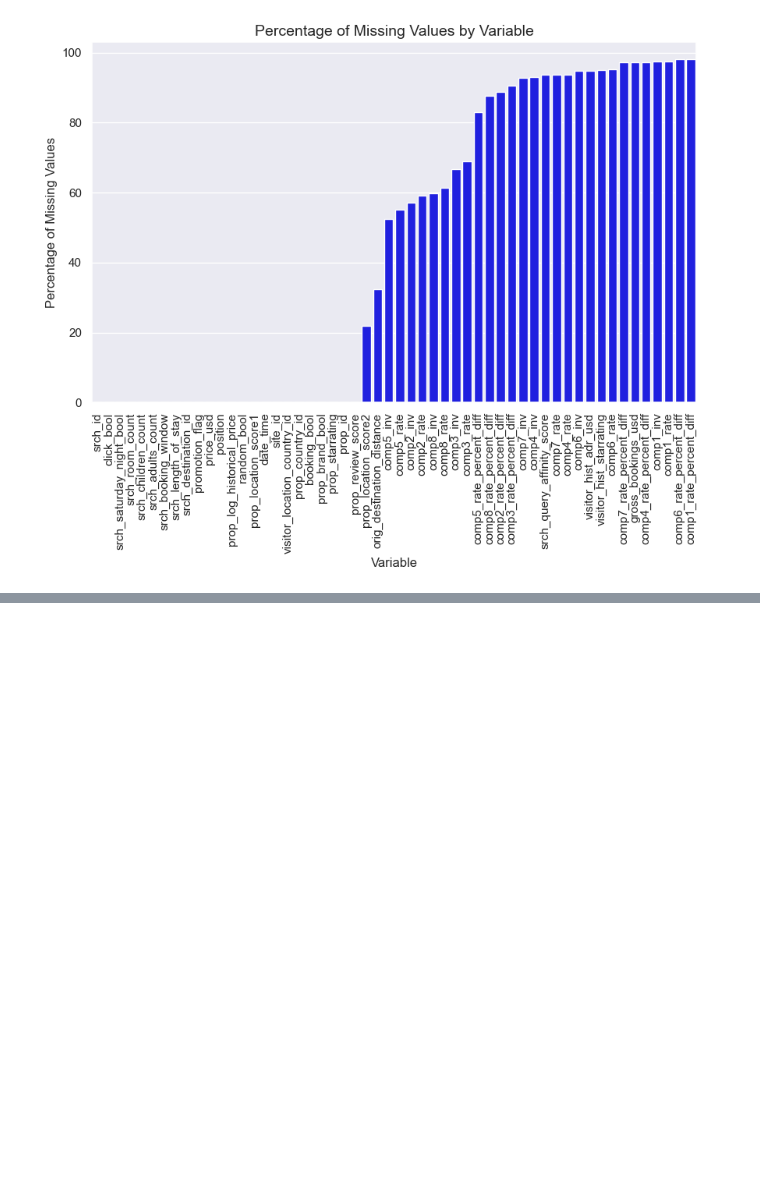
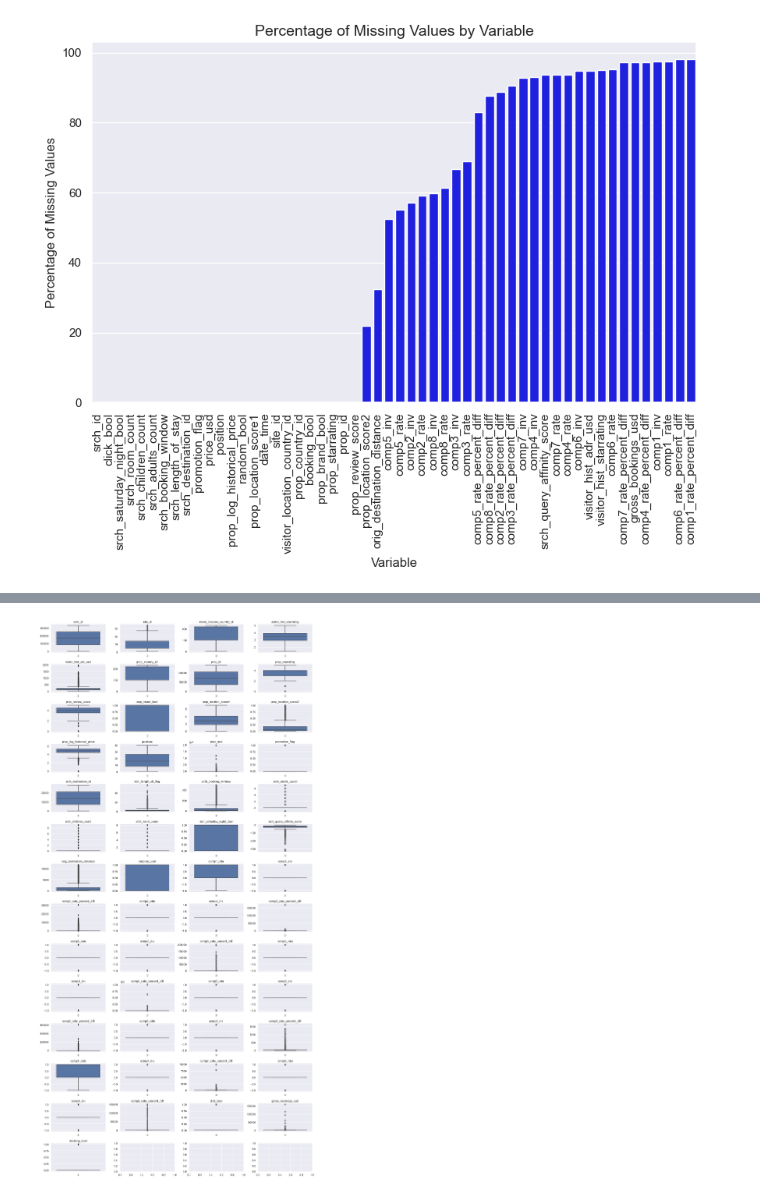
Before and after one commit to Frederikevanesch/Data-mining-assignment-2, a Jupyter notebook: DMT_assignment2_DataPrep_JP.ipynb, the cells around one changed output, grey strips where cells are left out. Saved outputs shown, nothing was run; the diff lists cells and outputs as text; code cells hidden in the pictures; blank space fills up the shorter version.

```diff
--- a/DMT_assignment2_DataPrep_JP.ipynb
+++ b/DMT_assignment2_DataPrep_JP.ipynb
@@ -110,0 +96,17 @@ sparsity
+# %%
+# Set up the subplots
+fig, axes = plt.subplots(nrows=14, ncols=4, figsize=(16, 32))
+axes = axes.flatten()
+
+# Select only columns of type float or integer
+numeric_cols = df.select_dtypes(include=['float', 'int']).columns
+
+# Create a boxplot for each numeric column
+for i, col in enumerate(numeric_cols):
+    sns.boxplot(ax=axes[i], data=df[col])
+    axes[i].set_title(col)
+
+plt.tight_layout()
+plt.show()
+# %% [output]
+[figure, added]
```
Also changed, not shown: parts of 7 cells of this notebook.
